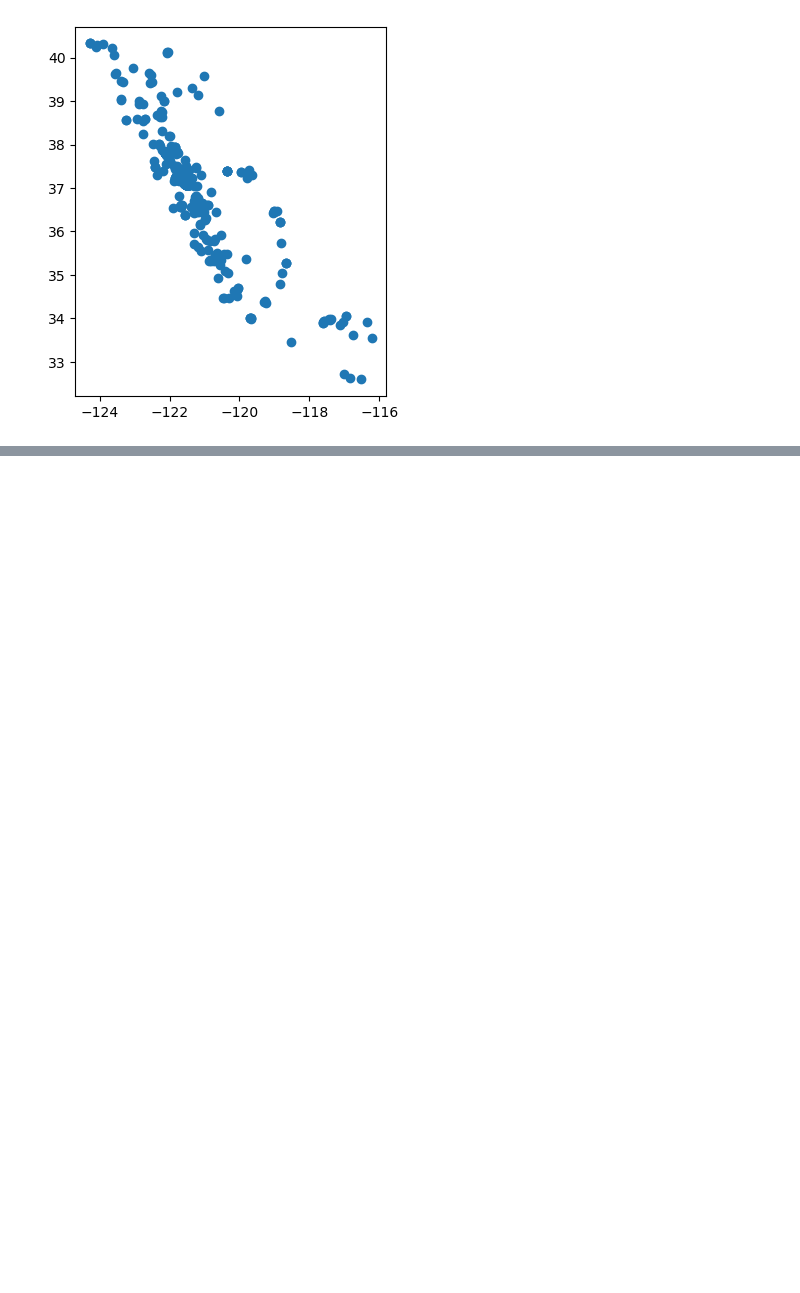
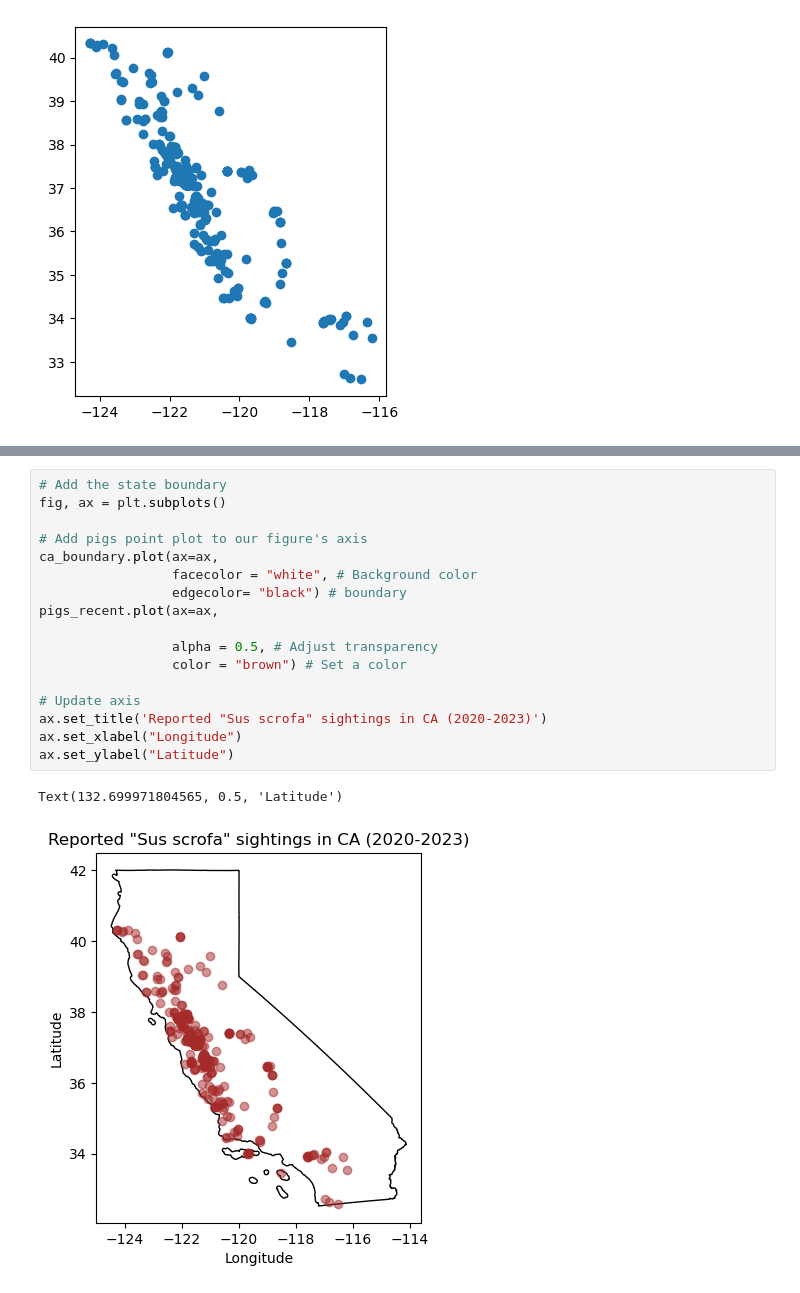
Before and after one commit to vedikaS-byte/eds-220-2025-in-class, a Jupyter notebook: week4-geopandas.ipynb, the cells around one changed output, grey strips where cells are left out. Saved outputs shown, nothing was run; the diff lists cells and outputs as text; blank space fills up the shorter version.

Commit message:
Added California boundary

```diff
--- a/week4-geopandas.ipynb
+++ b/week4-geopandas.ipynb
@@ -184,0 +240,20 @@ pigs_recent.plot()
+# %%
+# Add the state boundary
+fig, ax = plt.subplots()
+
+# Add pigs point plot to our figure's axis
+ca_boundary.plot(ax=ax,
+                 facecolor = "white", # Background color
+                 edgecolor= "black") # boundary
+pigs_recent.plot(ax=ax,
+
+                 alpha = 0.5, # Adjust transparency
+                 color = "brown") # Set a color
+
+# Update axis
+ax.set_title('Reported "Sus scrofa" sightings in CA (2020-2023)')
+ax.set_xlabel("Longitude")
+ax.set_ylabel("Latitude")
+# %% [output]
+Text(132.699971804565, 0.5, 'Latitude')
+[figure, added]
```
Also changed, not shown: parts of 8 cells of this notebook.
